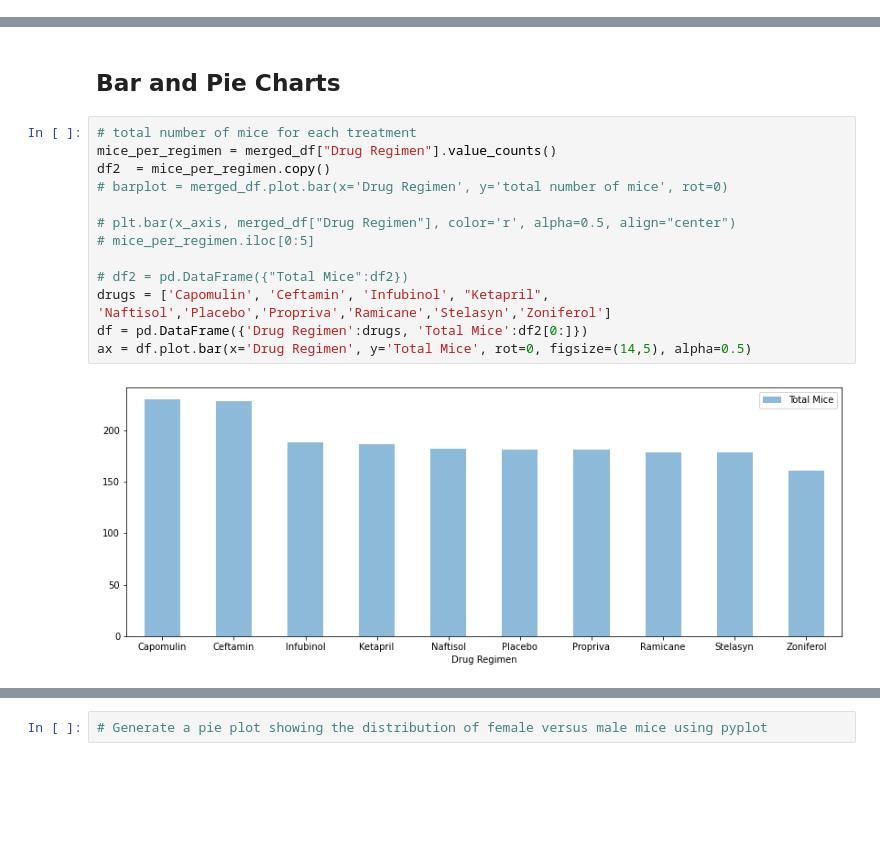
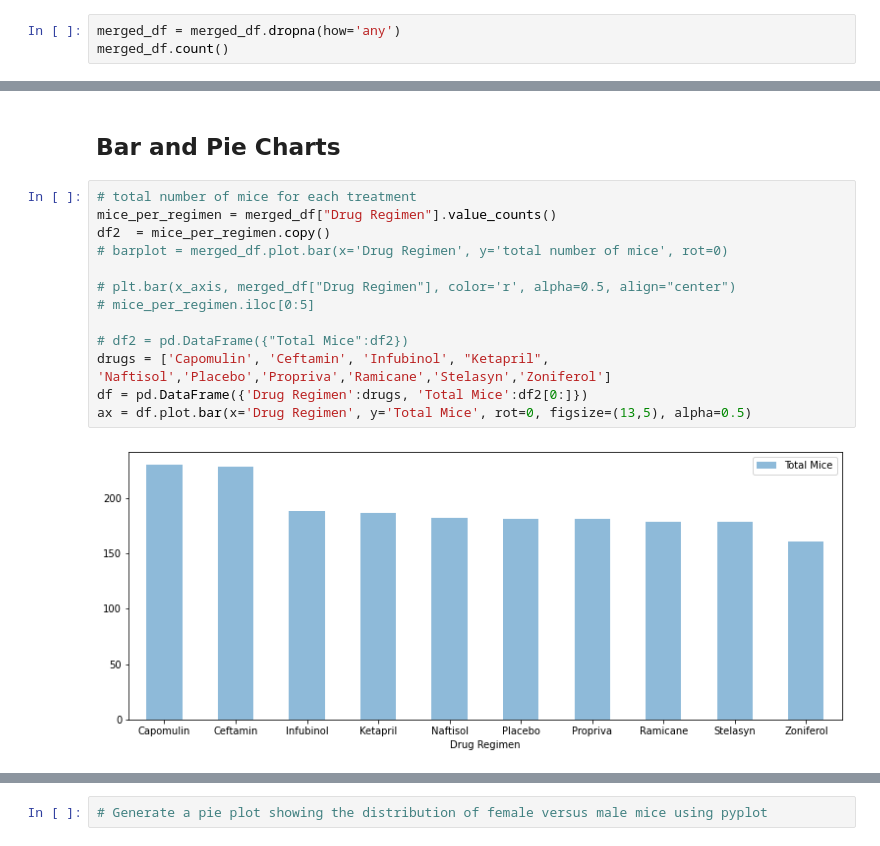
Before and after one commit to Rob397/Matplotlib--Pharma, a Jupyter notebook: pymaceuticals_starter.ipynb, the cells around one changed output, grey strips where cells are left out. Drawn from its saved outputs; the diff is of its cells as text; blank space fills up the shorter version.

```diff
--- a/pymaceuticals_starter.ipynb
+++ b/pymaceuticals_starter.ipynb
@@ -58,0 +40,3 @@ Name: Mouse ID, Length: 249, dtype: int64
+# %%
+merged_df = merged_df.dropna(how='any')
+merged_df.count()
@@ -141,17 +135,17 @@ merged_df.groupby(['Drug Regimen']).nunique()
 # %%
 # total number of mice for each treatment
 mice_per_regimen = merged_df["Drug Regimen"].value_counts()
 df2  = mice_per_regimen.copy()
 # barplot = merged_df.plot.bar(x='Drug Regimen', y='total number of mice', rot=0)
 
 # plt.bar(x_axis, merged_df["Drug Regimen"], color='r', alpha=0.5, align="center")
 # mice_per_regimen.iloc[0:5]
 
 # df2 = pd.DataFrame({"Total Mice":df2})
 drugs = ['Capomulin', 'Ceftamin', 'Infubinol', "Ketapril", 'Naftisol','Placebo','Propriva','Ramicane','Stelasyn','Zoniferol']
 df = pd.DataFrame({'Drug Regimen':drugs, 'Total Mice':df2[0:]})
-ax = df.plot.bar(x='Drug Regimen', y='Total Mice', rot=0, figsize=(14,5), alpha=0.5)
+ax = df.plot.bar(x='Drug Regimen', y='Total Mice', rot=0, figsize=(13,5), alpha=0.5)
 # %% [output]
-[figure, old version]
+[figure, new version]
 # %%
 # Generate a bar plot showing the total number of mice for each treatment throughout the course of the study using pyplot.
```
Also changed, not shown: parts of 5 cells of this notebook.
